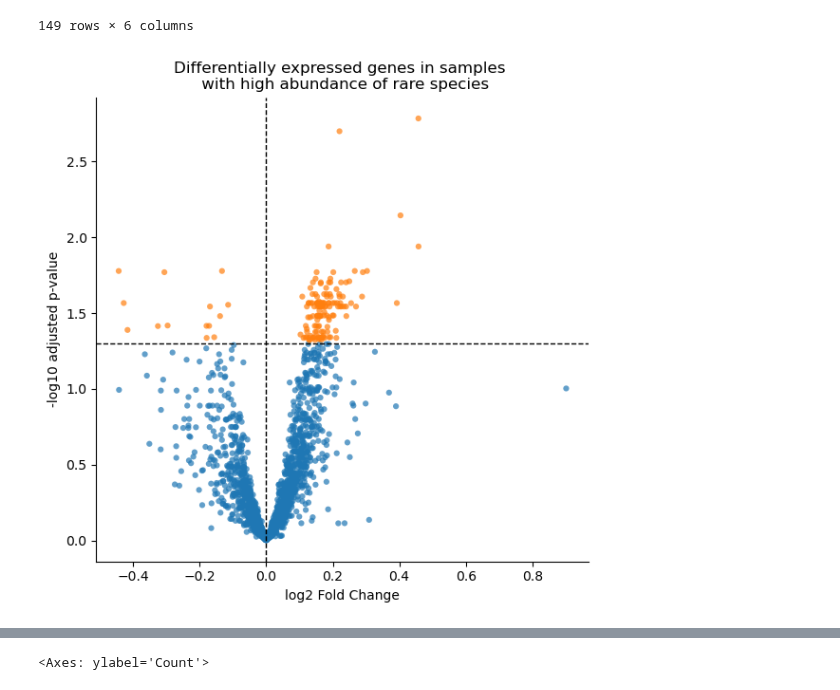
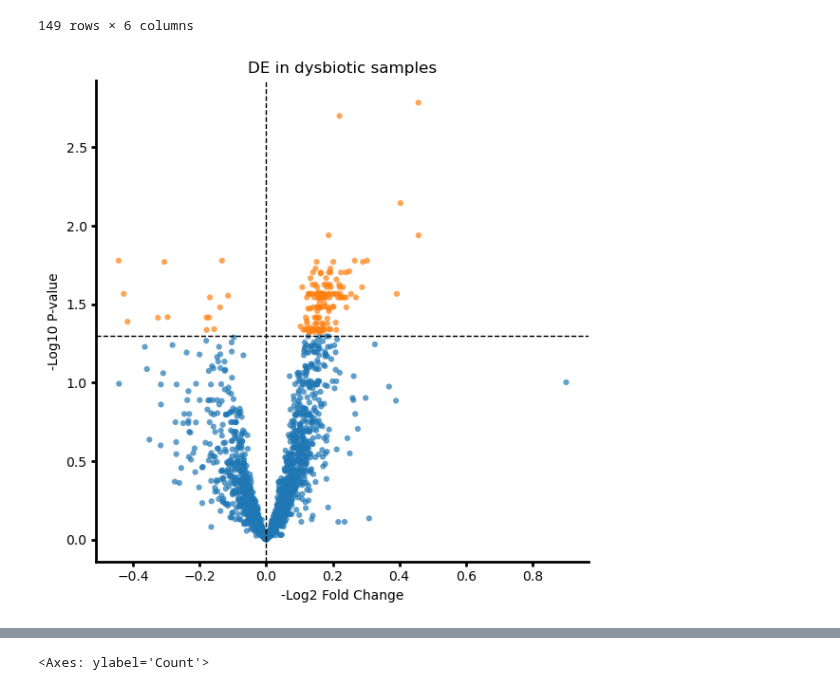
Before and after one commit to mikepassal/Outdoor_microbiome, a Jupyter notebook: Local_analysis/Analysis_post_Luke_talk/Bacterial_core_species/evaluate_unusual_microbiome_transcriptomic_impact.ipynb, the cells around one changed output, grey strips where cells are left out. Drawn from its saved outputs; the diff is of its cells as text; code cells hidden in the pictures.

```diff
--- a/Local_analysis/Analysis_post_Luke_talk/Bacterial_core_species/evaluate_unusual_microbiome_transcriptomic_impact.ipynb
+++ b/Local_analysis/Analysis_post_Luke_talk/Bacterial_core_species/evaluate_unusual_microbiome_transcriptomic_impact.ipynb
@@ -637,30 +637,42 @@ large_deseq_padj_significant
 # %%
 volcano_df = large_deseq_results[["log2FoldChange", "padj"]].copy()
 volcano_df = volcano_df.replace([np.inf, -np.inf], np.nan).dropna()
 volcano_df["neg_log10_padj"] = -np.log10(volcano_df["padj"].clip(lower=1e-300))
 volcano_df["significant"] = volcano_df["padj"] < 0.05
 
 fig, ax = plt.subplots(figsize=(6, 6))
 sns.scatterplot(
     data=volcano_df,
     x="log2FoldChange",
     y="neg_log10_padj",
     hue="significant",
     alpha=0.7,
     s=20,
     linewidth=0,
     ax=ax,
     legend=True,
 )
 ax.axhline(-np.log10(0.05), linestyle="--", color="black", linewidth=1)
 ax.axvline(0, linestyle="--", color="black", linewidth=1)
-ax.set_title(
-    "Differentially expressed genes in samples \n with high abundance of rare species"
-)
-ax.set_xlabel("log2 Fold Change")
-ax.set_ylabel("-log10 adjusted p-value")
+ax.set_title("DE in dysbiotic samples")
+ax.set_xlabel("-Log2 Fold Change")
+ax.set_ylabel("-Log10 P-value")
+
+ax.spines["bottom"].set_color("black")
+ax.spines["bottom"].set_linewidth(2)
+ax.spines["left"].set_color("black")
+ax.spines["left"].set_linewidth(2)
+
+ax.spines["top"].set_color("black")
+ax.spines["top"].set_linewidth(0)
+
+# ax2.spines["right"].set_color("black")
+# ax2.spines["right"].set_linewidth(2)
+# ax2.spines["top"].set_color("black")
+# ax2.spines["top"].set_linewidth(0)
+ax.tick_params(axis="both", width=2)
 ax.get_legend().remove()
 sns.despine()
 plt.tight_layout()
 # %% [output]
-[figure, old version]
+[figure, new version]
```
Also changed, not shown: parts of 9 cells of this notebook, 5 other files.
